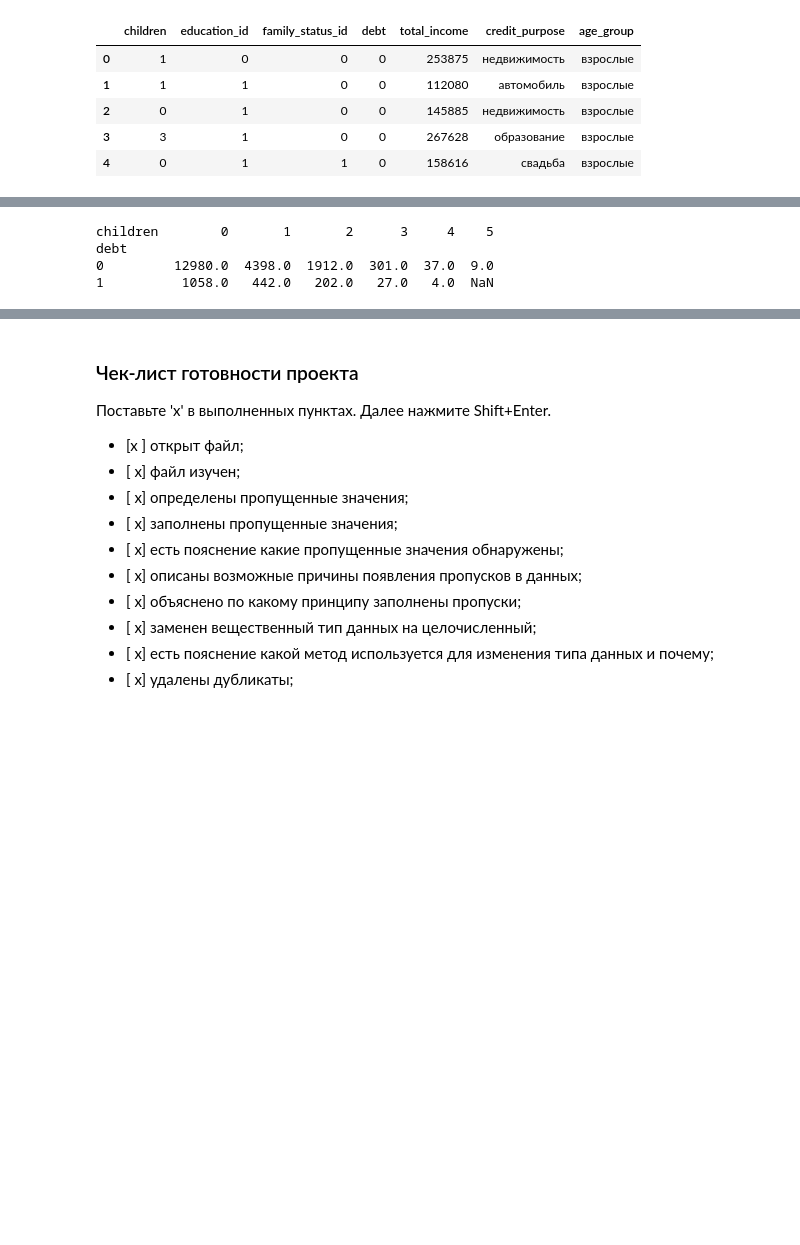
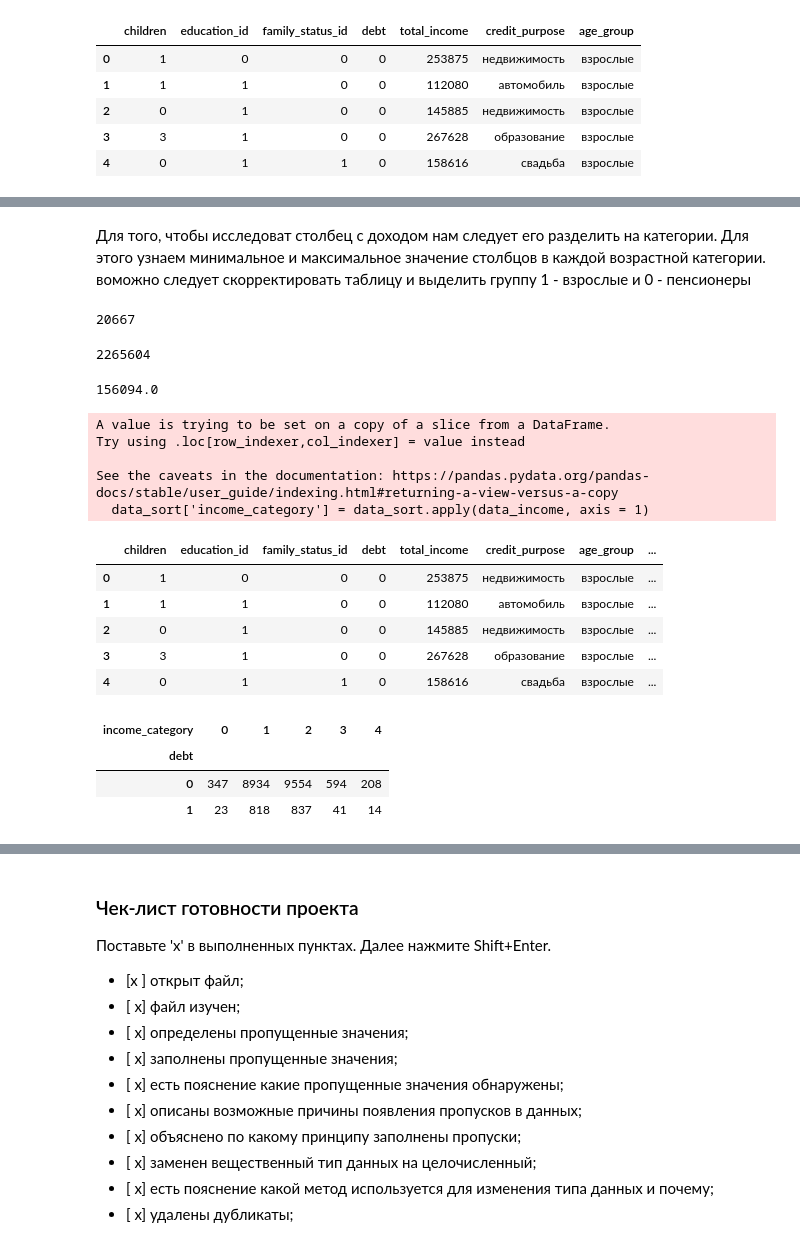
Before and after one commit to TinaMontana44/TM44, a Jupyter notebook: 1st/first.ipynb, the cells around one changed output, grey strips where cells are left out. Cells and saved outputs as stored; diff of their text form; code cells hidden in the pictures; blank space fills up the shorter version.

```diff
--- a/1st/first.ipynb
+++ b/1st/first.ipynb
@@ -687,9 +719,56 @@ data_pivot.reset_index(drop=True)
+# %% [markdown]
+Для того, чтобы исследоват столбец с доходом нам следует его разделить на категории. Для этого узнаем минимальное и максимальное значение столбцов в каждой возрастной категории. воможно следует скорректировать таблицу и  выделить группу 1 - взрослые и 0 - пенсионеры
+# %%
+data_sort['total_income'].min()
+#Cледует классифицировать данные по age group и доходу
+# %% [output]
+20667
+# %%
+data_sort['total_income'].max()
+# %% [output]
+2265604
+# %%
+data_sort['total_income'].median()
+# %% [output]
+156094.0
+# %%
+def data_income(row):
+    income = row['total_income']
+    if income < 50000:
+            return '0'
+    if income <= 150000:
+            return '1'
+    if income <= 350000:
+            return '2'
+    if income <= 500000:
+            return '3'
+    return '4'
+data_sort['income_category'] = data_sort.apply(data_income, axis = 1)
+#мы создали столбец с новыми значениями датафрейма, где разделили клиентов на категори
+#0 - низкий уровень дохода
+#1 - cредний
+#2 - выше среднего
+#3 - высокий
+# %% [output]
+A value is trying to be set on a copy of a slice from a DataFrame.
+Try using .loc[row_indexer,col_indexer] = value instead
+
+See the caveats in the documentation: https://pandas.pydata.org/pandas-docs/stable/user_guide/indexing.html#returning-a-view-versus-a-copy
+  data_sort['income_category'] = data_sort.apply(data_income, axis = 1)
+# %%
+data_sort.head()
+# %% [output]
+|  | children | education_id | family_status_id | debt | total_income | credit_purpose | age_group | ... |
+| 0 | 1 | 0 | 0 | 0 | 253875 | недвижимость | взрослые | ... |
+| 1 | 1 | 1 | 0 | 0 | 112080 | автомобиль | взрослые | ... |
+| 2 | 0 | 1 | 0 | 0 | 145885 | недвижимость | взрослые | ... |
+| 3 | 3 | 1 | 0 | 0 | 267628 | образование | взрослые | ... |
+| 4 | 0 | 1 | 1 | 0 | 158616 | свадьба | взрослые | ... |
 # %%
-data_pivot2 = data_sort.pivot_table(index=['debt'], columns='children', values='total_income', aggfunc='count')
-print(data_pivot2.head(10))
-#следует привести данные к целочисленным
+data_income = data_sort.pivot_table(index=['debt'], columns='income_category', values='total_income', aggfunc='count')
+data_income
 # %% [output]
-children        0       1       2      3     4    5
-debt
-0         12980.0  4398.0  1912.0  301.0  37.0  9.0
-1          1058.0   442.0   202.0   27.0   4.0  NaN
+| income_category | 0 | 1 | 2 | 3 | 4 |
+| debt |  |  |  |  |  |
+| 0 | 347 | 8934 | 9554 | 594 | 208 |
+| 1 | 23 | 818 | 837 | 41 | 14 |
```
Also changed, not shown: parts of 15 cells of this notebook.
